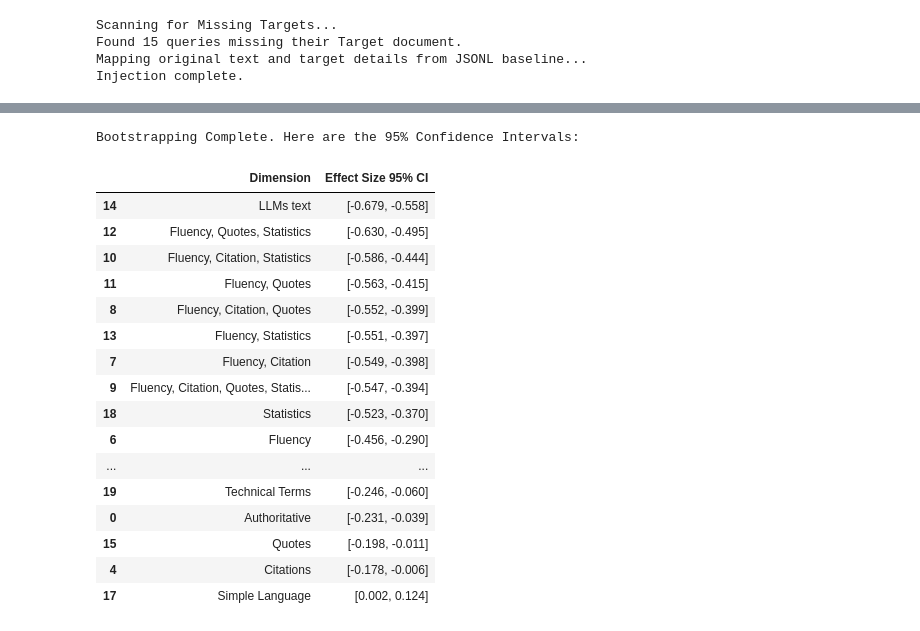
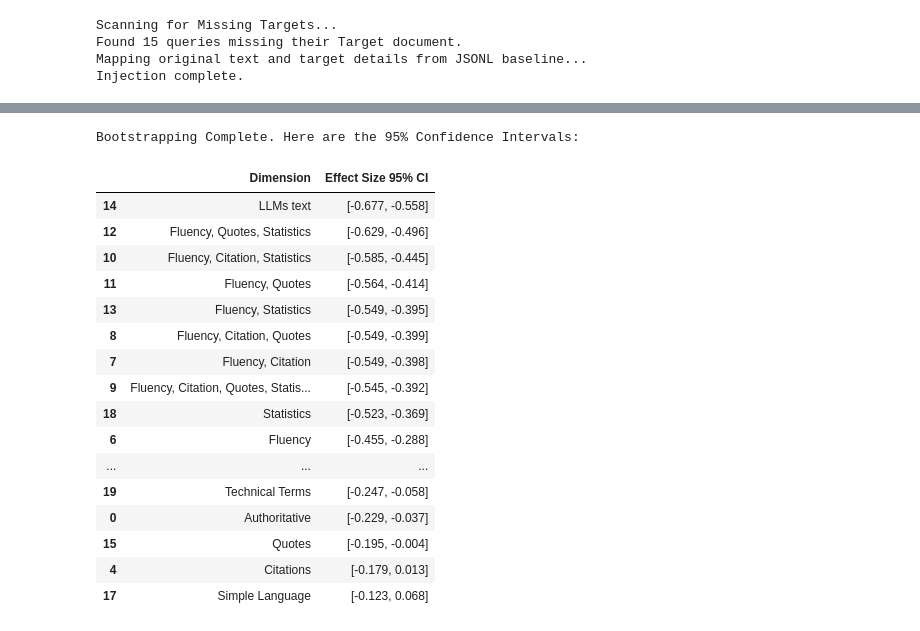
Before and after one commit to leonard-rampf/geo-experiment, a Jupyter notebook: notebook/3_retrieval_stage/5_retrieval_analysis.ipynb, the cells around one changed output, grey strips where cells are left out. Saved outputs shown, nothing was run; the diff lists cells and outputs as text; code cells hidden in the pictures.

```diff
--- a/notebook/3_retrieval_stage/5_retrieval_analysis.ipynb
+++ b/notebook/3_retrieval_stage/5_retrieval_analysis.ipynb
@@ -592,85 +827,88 @@ display(wilcoxon_table)
 # %%
 # calculate CI for effect sizes
 
-# 1. The Core Bootstrapping Function (Unchanged)
+# Seed for reproducability
+np.random.seed(42)
+
+# 1. The Core Bootstrapping Function — Z computed directly from W (Pratt)
 def bootstrap_effect_size(group, n_iterations=10000):
-    baseline = group['baseline_rank'].reset_index(drop=True)
-    edited = group['edited_rank'].reset_index(drop=True)
+    baseline = group['baseline_rank'].reset_index(drop=True).values
+    edited = group['edited_rank'].reset_index(drop=True).values
     n = len(baseline)
     boot_effects = []
 
-    # Pull the exact mathematical direction directly from your master dataframe
-    true_shift_direction = np.sign(group['rank_shift'].mean())
-    if true_shift_direction == 0: true_shift_direction = 1
+    for _ in range(n_iterations):
+        indices = np.random.choice(n, size=n, replace=True)
+        boot_base = baseline[indices]
+        boot_edit = edited[indices]
 
-    for _ in range(n_iterations):
-        indices = np.random.choice(range(n), size=n, replace=True)
-        boot_base = baseline.iloc[indices]
-        boot_edit = edited.iloc[indices]
+        diff = boot_edit - boot_base
+        abs_diff = np.abs(diff)
+        n_z = int((diff == 0).sum())
 
-        if len(boot_base[boot_base != boot_edit]) == 0:
+        # Skip degenerate resamples where every pair is tied (sigma would be 0)
+        if n_z == n:
             continue
 
-        try:
-            stat, p_val = wilcoxon(boot_base, boot_edit, zero_method='pratt', alternative='two-sided')
+        ranks = rankdata(abs_diff)            # Pratt: zeros are ranked
+        w_plus = ranks[diff > 0].sum()
 
-            # The absolute microscopic floor
-            p_val = max(p_val, 1e-300)
+        mu = (n * (n + 1) - n_z * (n_z + 1)) / 4
+        sigma = np.sqrt(
+            (n * (n + 1) * (2 * n + 1)
+             - n_z * (n_z + 1) * (2 * n_z + 1)) / 24
+        )
 
-            # Inverse Survival Function (isf) bypasses the Float64 limit
-            z_stat = norm.isf(p_val / 2)
-
-            effect = (z_stat / np.sqrt(n)) * true_shift_direction
-            boot_effects.append(effect)
-        except ValueError:
-            continue
+        z_stat = (mu - w_plus) / sigma
+        effect = z_stat / np.sqrt(n)          # sign falls out of Z naturally
+        boot_effects.append(effect)
 
     lower_ci = np.percentile(boot_effects, 2.5)
     upper_ci = np.percentile(boot_effects, 97.5)
     return lower_ci, upper_ci
 
 ci_results = []
 
 # Group by dimension and iterate
 for dimension, group in strict_paired_df.groupby('dimension'):
     lower, upper = bootstrap_effect_size(group, n_iterations=10000)
     ci_string = f"[{lower:.3f}, {upper:.3f}]"
 
     ci_results.append({
         'Dimension': dimension,
         'Effect Size 95% CI': ci_string,
         'Lower CI': lower,
         'Upper CI': upper
     })
 
 # Format and Output
 ci_df = pd.DataFrame(ci_results)
 
 # Sort by absolute magnitude so your biggest penalties stay at the top
 ci_df['abs_lower'] = ci_df['Lower CI'].abs()
 ci_df = ci_df.sort_values(by='abs_lower', ascending=False).drop(columns=['abs_lower', 'Lower CI', 'Upper CI'])
 
 print("\nBootstrapping Complete. Here are the 95% Confidence Intervals:")
 display(ci_df)
 # %% [output]
 Bootstrapping Complete. Here are the 95% Confidence Intervals:
 |  | Dimension | Effect Size 95% CI |
-| 14 | LLMs text | [-0.679, -0.558] |
-| 12 | Fluency, Quotes, Statistics | [-0.630, -0.495] |
-| 10 | Fluency, Citation, Statistics | [-0.586, -0.444] |
-| 11 | Fluency, Quotes | [-0.563, -0.415] |
-| 8 | Fluency, Citation, Quotes | [-0.552, -0.399] |
-| 13 | Fluency, Statistics | [-0.551, -0.397] |
+| 14 | LLMs text | [-0.677, -0.558] |
+| 12 | Fluency, Quotes, Statistics | [-0.629, -0.496] |
+| 10 | Fluency, Citation, Statistics | [-0.585, -0.445] |
+| 11 | Fluency, Quotes | [-0.564, -0.414] |
+| 13 | Fluency, Statistics | [-0.549, -0.395] |
+| 8 | Fluency, Citation, Quotes | [-0.549, -0.399] |
 | 7 | Fluency, Citation | [-0.549, -0.398] |
-| 9 | Fluency, Citation, Quotes, Statis... | [-0.547, -0.394] |
-| 18 | Statistics | [-0.523, -0.370] |
-| 6 | Fluency | [-0.456, -0.290] |
+| 9 | Fluency, Citation, Quotes, Statis... | [-0.545, -0.392] |
+| 18 | Statistics | [-0.523, -0.369] |
+| 6 | Fluency | [-0.455, -0.288] |
 | ... | ... | ... |
-| 19 | Technical Terms | [-0.246, -0.060] |
-| 0 | Authoritative | [-0.231, -0.039] |
-| 15 | Quotes | [-0.198, -0.011] |
-| 4 | Citations | [-0.178, -0.006] |
-| 17 | Simple Language | [0.002, 0.124] |
+| 19 | Technical Terms | [-0.247, -0.058] |
+| 0 | Authoritative | [-0.229, -0.037] |
+| 15 | Quotes | [-0.195, -0.004] |
+| 4 | Citations | [-0.179, 0.013] |
+| 17 | Simple Language | [-0.123, 0.068] |
 # %%
 # merge CI into full table
 
```
Also changed, not shown: parts of 55 cells of this notebook.
